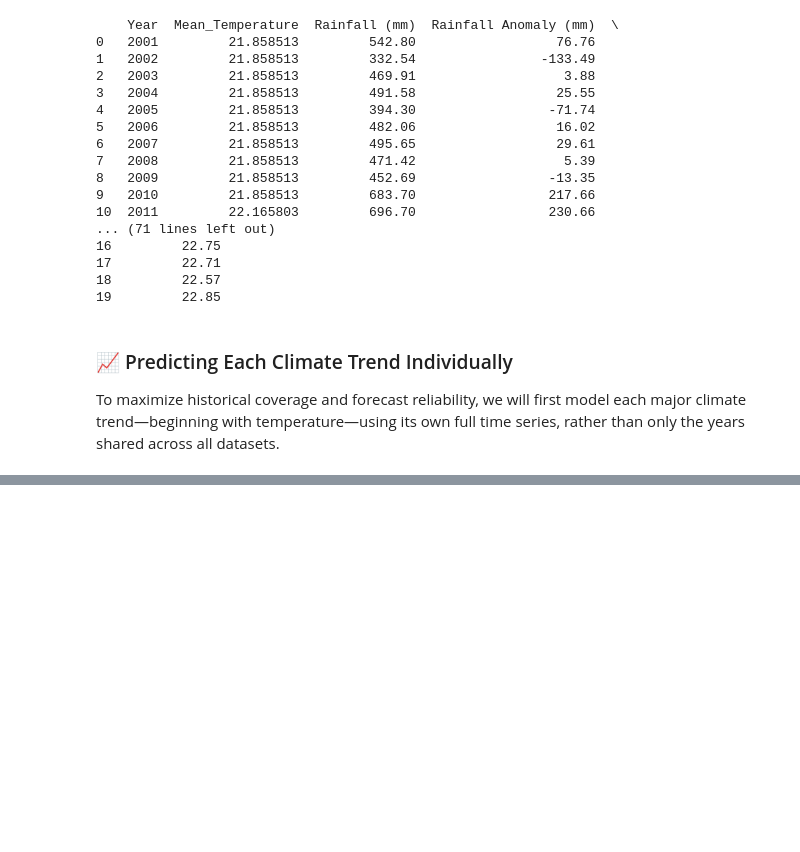
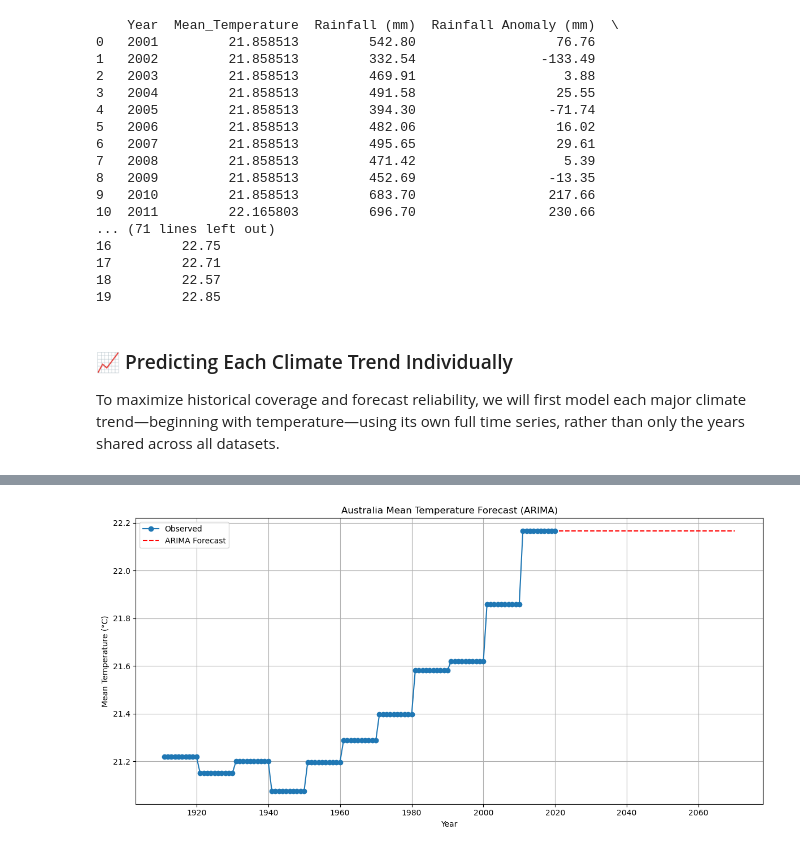
Before and after one commit to rogerespinosamorros/WeatherPredictionAustralia, a Jupyter notebook: notebooks/predictions/01_predict_temperature.ipynb, the cells around one changed output, grey strips where cells are left out. Cells and saved outputs as stored; diff of their text form; code cells hidden in the pictures; blank space fills up the shorter version.

Commit message:
looking-best-model

```diff
--- a/notebooks/predictions/01_predict_temperature.ipynb
+++ b/notebooks/predictions/01_predict_temperature.ipynb
@@ -40,0 +122,10 @@ y = df[target]
+# %%
+annual_temp_df["Diff_Temp"] = annual_temp_df["Mean_Temperature"].diff()
+
+# Wanted to check ARIMA model
+from statsmodels.tsa.arima.model import ARIMA
+
+# ARIMA(1,1,0) already does first differencing internally
+model_arima = ARIMA(annual_temp_df["Mean_Temperature"], order=(1,1,0)).fit()
+future_pred_arima = model_arima.forecast(steps=50)
+print(future_pred_arima)
@@ -40,0 +150,20 @@ y = df[target]
+# %%
+# New Index for forecast years
+last_year = annual_temp_df.index.max() if annual_temp_df.index.name == "Year" else annual_temp_df["Year"].max()
+forecast_years = range(last_year + 1, last_year + 1 + 50)
+future_pred_arima.index = forecast_years
+# %%
+import matplotlib.pyplot as plt
+
+plt.figure(figsize=(12, 6))
+plt.plot(annual_temp_df["Year"], annual_temp_df["Mean_Temperature"], marker="o", label="Observed")
+plt.plot(future_pred_arima.index, future_pred_arima, "r--", label="ARIMA Forecast")
+plt.title("Australia Mean Temperature Forecast (ARIMA)")
+plt.xlabel("Year")
+plt.ylabel("Mean Temperature (°C)")
+plt.legend()
+plt.grid(True)
+plt.tight_layout()
+plt.show()
+# %% [output]
+[figure, added]
```
Also changed, not shown: parts of 41 cells of this notebook, 7 other files.
